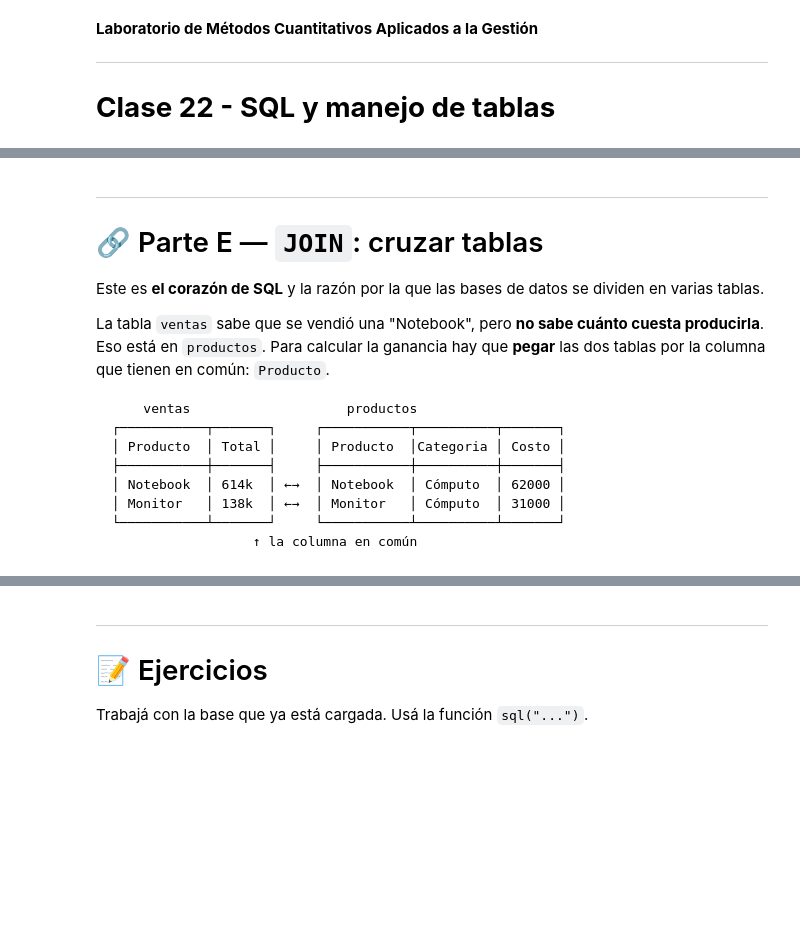
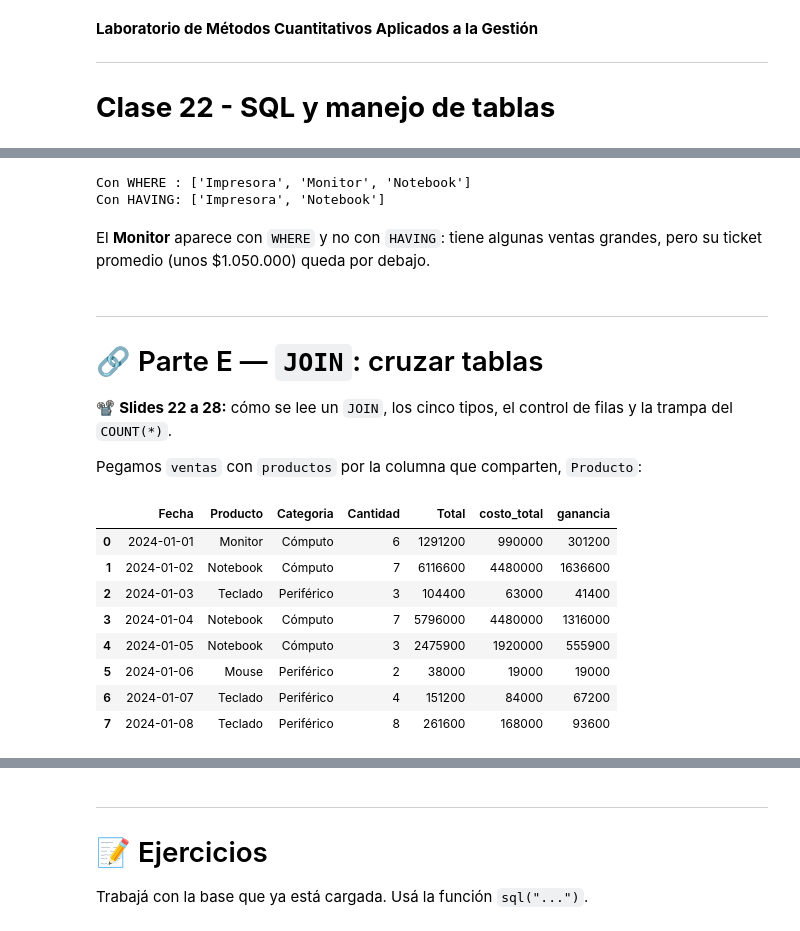
Before and after one commit to Datso653/Laboratorio-de-metodos-Cuantitativos-Aplicados-a-la-gestion, a Jupyter notebook: notebooks/22_SQL_y_manejo_de_tablas.ipynb, the cells around one changed output, grey strips where cells are left out. Drawn from its saved outputs; the diff is of its cells as text; code cells hidden in the pictures; blank space fills up the shorter version.

````diff
--- a/notebooks/22_SQL_y_manejo_de_tablas.ipynb
+++ b/notebooks/22_SQL_y_manejo_de_tablas.ipynb
@@ -83,21 +51,22 @@ en cualquier empresa. Se llama *modelo estrella*.
 # %%
 # 1) Traemos las ventas del repositorio
-ventas = pd.read_csv(URL + "ventas.csv")
-ventas["Total"] = ventas["Cantidad"] * ventas["Precio_Unitario"]
+ventas = pd.read_csv(URL + "ventas.csv")                          # read_csv: lee el archivo y lo convierte en tabla
+ventas["Total"] = ventas["Cantidad"] * ventas["Precio_Unitario"]  # columna nueva: cuánto se cobró en cada venta
 
-# 2) Creamos el catálogo de productos
+# 2) Creamos el catálogo de productos (cada lista es una columna; el orden de las listas coincide)
 productos = pd.DataFrame({
     "Producto":  ["Notebook", "Monitor", "Impresora", "Teclado", "Mouse", "Auriculares"],
     "Categoria": ["Cómputo", "Cómputo", "Periférico", "Periférico", "Periférico", "Audio"],
-    "Costo":     [62000, 31000, 24000, 8500, 4200, 6800],
+    "Costo":     [640000, 165000, 180000, 21000, 9500, 24000],      # costo por unidad, en pesos
 })
 
 # 3) Y el equipo de ventas
 vendedores = pd.DataFrame({
     "Vendedor":  ["Juan", "Lucía", "María", "Pedro", "Sofía"],
     "Sucursal":  ["Centro", "Norte", "Centro", "Sur", "Norte"],
-    "Antiguedad": [8, 3, 12, 1, 5],
+    "Antiguedad": [8, 3, 12, 1, 5],                                 # años en la empresa
 })
 
+# .shape devuelve (filas, columnas) de cada tabla
 print("ventas:", ventas.shape, "| productos:", productos.shape, "| vendedores:", vendedores.shape)
-ventas.head(3)
+ventas.head(3)                                                      # head(3): muestra las primeras 3 filas
@@ -265,33 +384,56 @@ sql("""
+# %%
+# Con WHERE: nos quedamos con las ventas grandes y recién después agrupamos por producto
+con_where = sql("""
+    SELECT Producto, COUNT(*) AS ventas_grandes
+    FROM ventas
+    WHERE Total > 1200000          -- filtra VENTAS: se queda solo con las ventas grandes
+    GROUP BY Producto
+""")
+
+# Con HAVING: agrupamos primero y filtramos según el promedio de cada producto
+con_having = sql("""
+    SELECT Producto, ROUND(AVG(Total)) AS ticket_promedio
+    FROM ventas
+    GROUP BY Producto
+    HAVING AVG(Total) > 1200000    -- filtra PRODUCTOS: se queda con los de ticket promedio alto
+""")
+
+# list(...): convierte la columna de productos en una lista, para compararlas lado a lado
+print("Con WHERE :", list(con_where["Producto"]))
+print("Con HAVING:", list(con_having["Producto"]))
+# %% [output]
+Con WHERE : ['Impresora', 'Monitor', 'Notebook']
+Con HAVING: ['Impresora', 'Notebook']
+# %% [markdown]
+El **Monitor** aparece con `WHERE` y no con `HAVING`: tiene algunas ventas grandes, pero su ticket promedio (unos \$1.050.000) queda por debajo.
 # %% [markdown]
 ---
 # 🔗 Parte E — `JOIN`: cruzar tablas
 
-Este es **el corazón de SQL** y la razón por la que las bases de datos se dividen en varias tablas.
+📽️ **Slides 22 a 28:** cómo se lee un `JOIN`, los cinco tipos, el control de filas y la trampa del `COUNT(*)`.
 
-La tabla `ventas` sabe que se vendió una "Notebook", pero **no sabe cuánto cuesta producirla**.
-Eso está en `productos`. Para calcular la ganancia hay que **pegar** las dos tablas por la columna
-que tienen en común: `Producto`.
-
-```
-    ventas                    productos
-┌───────────┬───────┐     ┌───────────┬──────────┬───────┐
-│ Producto  │ Total │     │ Producto  │Categoria │ Costo │
-├───────────┼───────┤     ├───────────┼──────────┼───────┤
-│ Notebook  │ 614k  │ ←→  │ Notebook  │ Cómputo  │ 62000 │
-│ Monitor   │ 138k  │ ←→  │ Monitor   │ Cómputo  │ 31000 │
-└───────────┴───────┘     └───────────┴──────────┴───────┘
-                  ↑ la columna en común
-```
+Pegamos `ventas` con `productos` por la columna que comparten, `Producto`:
 # %%
+# Primer JOIN: pegamos cada venta con los datos de su producto (categoría y costo)
 sql("""
     SELECT v.Fecha,
            v.Producto,
-           p.Categoria,
+           p.Categoria,                      -- esta columna viene de la tabla productos
            v.Cantidad,
            v.Total,
-           p.Costo * v.Cantidad         AS costo_total,
-           v.Total - p.Costo * v.Cantidad AS ganancia
-    FROM ventas v
-    JOIN productos p  ON v.Producto = p.Producto
+           p.Costo * v.Cantidad         AS costo_total,   -- costo unitario x unidades vendidas
+           v.Total - p.Costo * v.Cantidad AS ganancia     -- lo que se cobró menos lo que costó
+    FROM ventas v                            -- "v" es el apodo (alias) de la tabla ventas
+    JOIN productos p  ON v.Producto = p.Producto   -- ON: la condición del cruce (el producto tiene que coincidir)
     LIMIT 8
 """)
+# %% [output]
+|  | Fecha | Producto | Categoria | Cantidad | Total | costo_total | ganancia |
+| 0 | 2024-01-01 | Monitor | Cómputo | 6 | 1291200 | 990000 | 301200 |
+| 1 | 2024-01-02 | Notebook | Cómputo | 7 | 6116600 | 4480000 | 1636600 |
+| 2 | 2024-01-03 | Teclado | Periférico | 3 | 104400 | 63000 | 41400 |
+| 3 | 2024-01-04 | Notebook | Cómputo | 7 | 5796000 | 4480000 | 1316000 |
+| 4 | 2024-01-05 | Notebook | Cómputo | 3 | 2475900 | 1920000 | 555900 |
+| 5 | 2024-01-06 | Mouse | Periférico | 2 | 38000 | 19000 | 19000 |
+| 6 | 2024-01-07 | Teclado | Periférico | 4 | 151200 | 84000 | 67200 |
+| 7 | 2024-01-08 | Teclado | Periférico | 8 | 261600 | 168000 | 93600 |
````
Also changed, not shown: parts of 110 cells of this notebook.
